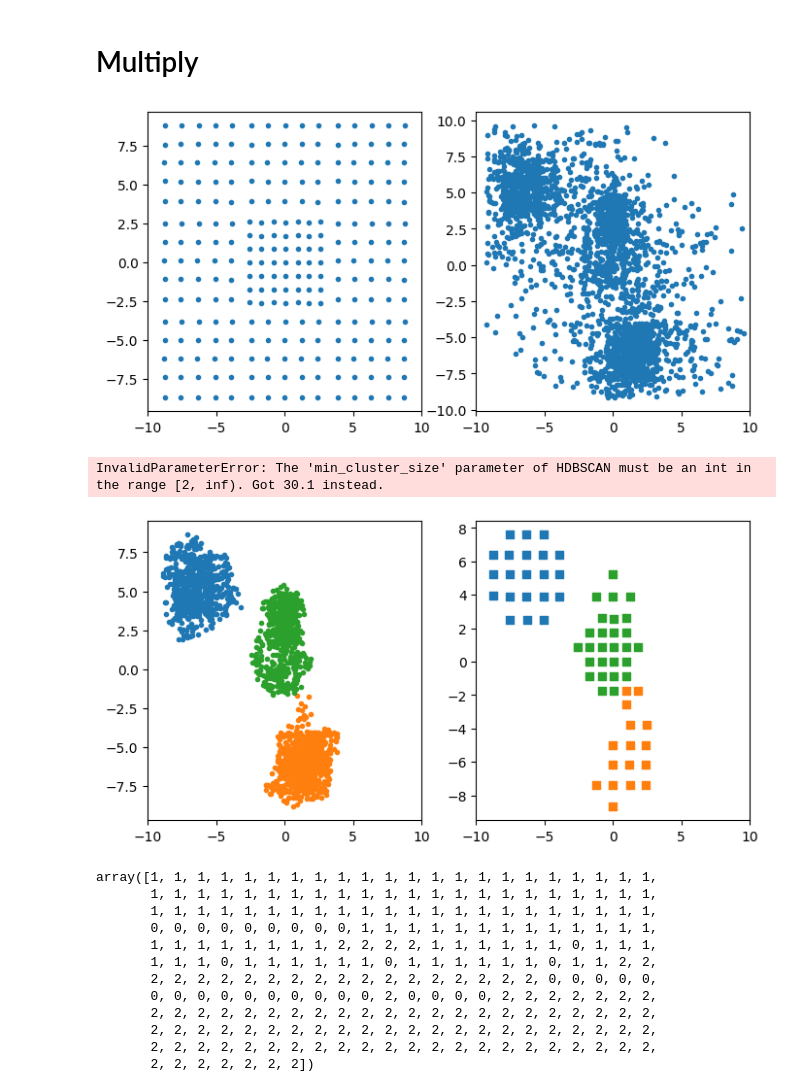
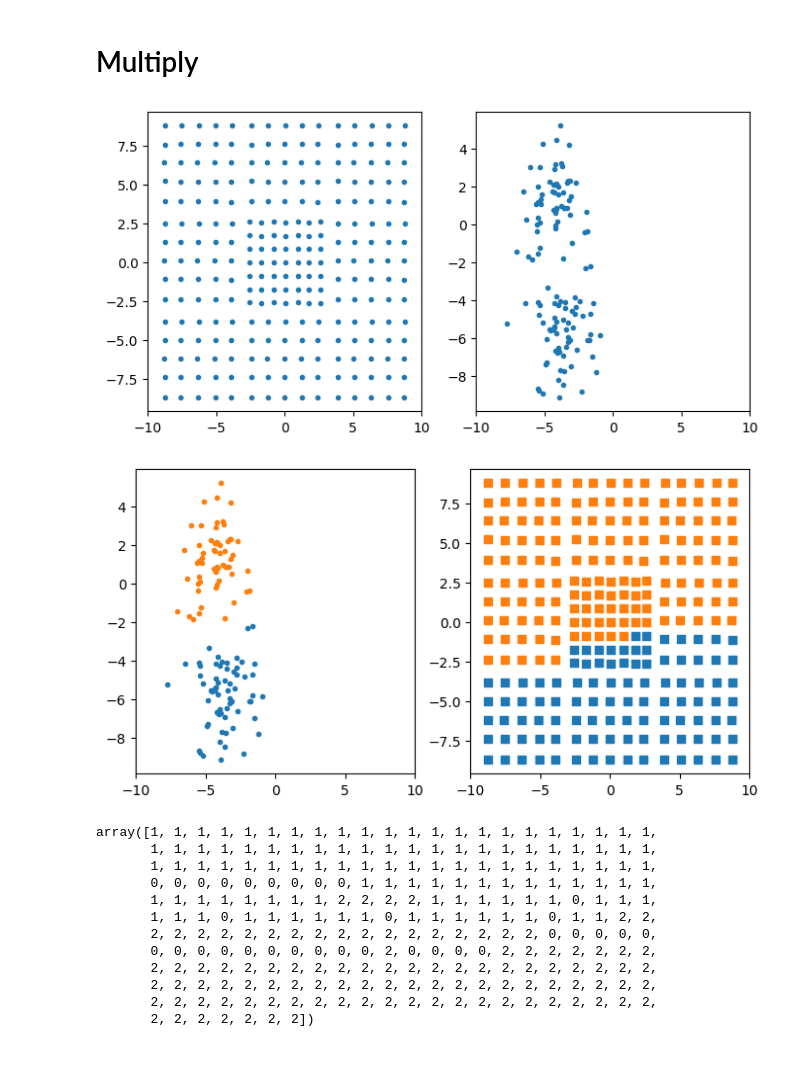
Before and after one commit to Bjartensen/python_focalh_clustering, a Jupyter notebook: notebooks/transform.ipynb, the cells around one changed output. Saved outputs shown, nothing was run; the diff lists cells and outputs as text; code cells hidden in the pictures; blank space fills up the shorter version.

```diff
--- a/notebooks/transform.ipynb
+++ b/notebooks/transform.ipynb
@@ -212,18 +212,19 @@ ax.scatter(X_r[:,0], X_r[:,1])
 # Multiply
 # %%
 
-filename = "/home/bjartur/workspace/python_focalh_clustering/data/E150_P3_N1000.root"
+filename = "/home/bjartur/workspace/python_focalh_clustering/data/E150_P2_N100.root"
 tfile = ROOT.TFile(filename, "READ")
 ttree = tfile.Get("EventsTree")
 Nentries = ttree.GetEntries()
-ttree.GetEntry(900)
+ttree.GetEntry(55)
 npx = np.array(ttree.x, dtype=np.float32)
 npy = np.array(ttree.y, dtype=np.float32)
 npval = np.array(ttree.value, dtype=np.float32)
 # %%
 #nplabels = np.repeat(nplabels, vals)
-npval100 = (100*npval/npval.max()).astype(int)
-#npval100[npval100 == 0] = 1
+sat = npval.max()#4095
+npval100 = (10*npval/sat).astype(int) # normalize w.r.t saturation rather?
+#npval100[npval100 <= 0] = 1
 noisex = 1.4525251*np.random.rand(npval100.sum())-0.5
 noisey = 1.4525251*np.random.rand(npval100.sum())-0.5
 # %%
@@ -235,7 +236,7 @@ ax[0].set_xlim(-10,10)
 ax[1].set_xlim(-10,10)
 fig.savefig("transform_multiply.png", bbox_inches="tight")
 # %% [output]
-[figure, old version]
+[figure, new version]
 # %%
 X = np.column_stack([np.repeat(npx, npval100)+noisex, np.repeat(npy, npval100)+noisey])
 # %%
@@ -245,11 +246,24 @@ gmm = mixture.GaussianMixture(
     covariance_type="full",
     #random_state=params["random_state"],
 )
-dbscan = cluster.DBSCAN(0.4)
-hdbscan = cluster.HDBSCAN(min_samples=20, min_cluster_size=30, allow_single_cluster=False)
+
+bay_gauss = mixture.BayesianGaussianMixture(
+    n_components=10,
+#    covariance_type='diag',
+#    weight_concentration_prior_type='dirichlet_process',
+#    weight_concentration_prior=0.1,
+#    init_params='kmeans',
+#    random_state=12
+)
+
+dbscan = cluster.DBSCAN(1)
+hdbscan = cluster.HDBSCAN(min_samples=1, min_cluster_size=20, allow_single_cluster=False)
 
 gmm.fit(X)
 X_pred = gmm.predict(X)
+
+bay_gauss.fit(X)
+X_pred_bay_gauss = bay_gauss.predict(X)
 
 
 dbscan.fit(X)
@@ -257,34 +271,33 @@ X_pred_dbscan = dbscan.labels_.astype(int)
 
 hdbscan.fit(X)
 X_pred_hdbscan = hdbscan.labels_.astype(int)
-# %% [output]
-InvalidParameterError: The 'min_cluster_size' parameter of HDBSCAN must be an int in the range [2, inf). Got 30.1 instead.
 # %%
 kdtree = KDTree(X)
 X_o = np.column_stack([npx,npy])
 fig,ax=plt.subplots(ncols=2, figsize=(8,4))
-X_pred = X_pred_hdbscan
+X_pred = X_pred_bay_gauss
 for l in set(X_pred):
     # Remember that I need to similarly always carry the mapping along
     mask = X_pred == l
     if l == -1:
         continue
 
     # Mapping
     kdq = kdtree.query(X_o)
-    #kdq_mask = kdq[0] < 1.4525251/2
+#    kdq_mask = kdq[0] < 1.4525251/2
+    kdq_mask = kdq[0] == kdq[0]
     ol = X_pred[kdq[1][kdq_mask]]
 
 
     omask = ol == l
     ax[0].scatter(X[:,0][mask], X[:,1][mask], marker=".")
     ax[0].set_xlim(-10,10)
     ax[1].scatter(npx[kdq_mask][omask],npy[kdq_mask][omask], marker="s")
     ax[1].set_xlim(-10,10)
 
 fig.savefig("transform_multiply_gmm.png", bbox_inches="tight")
 # %% [output]
-[figure, old version]
+[figure, new version]
 # %%
 idx = kdtree.query(X_o)[1]
 X_pred[idx]
```
Also changed, not shown: 39 other files.
